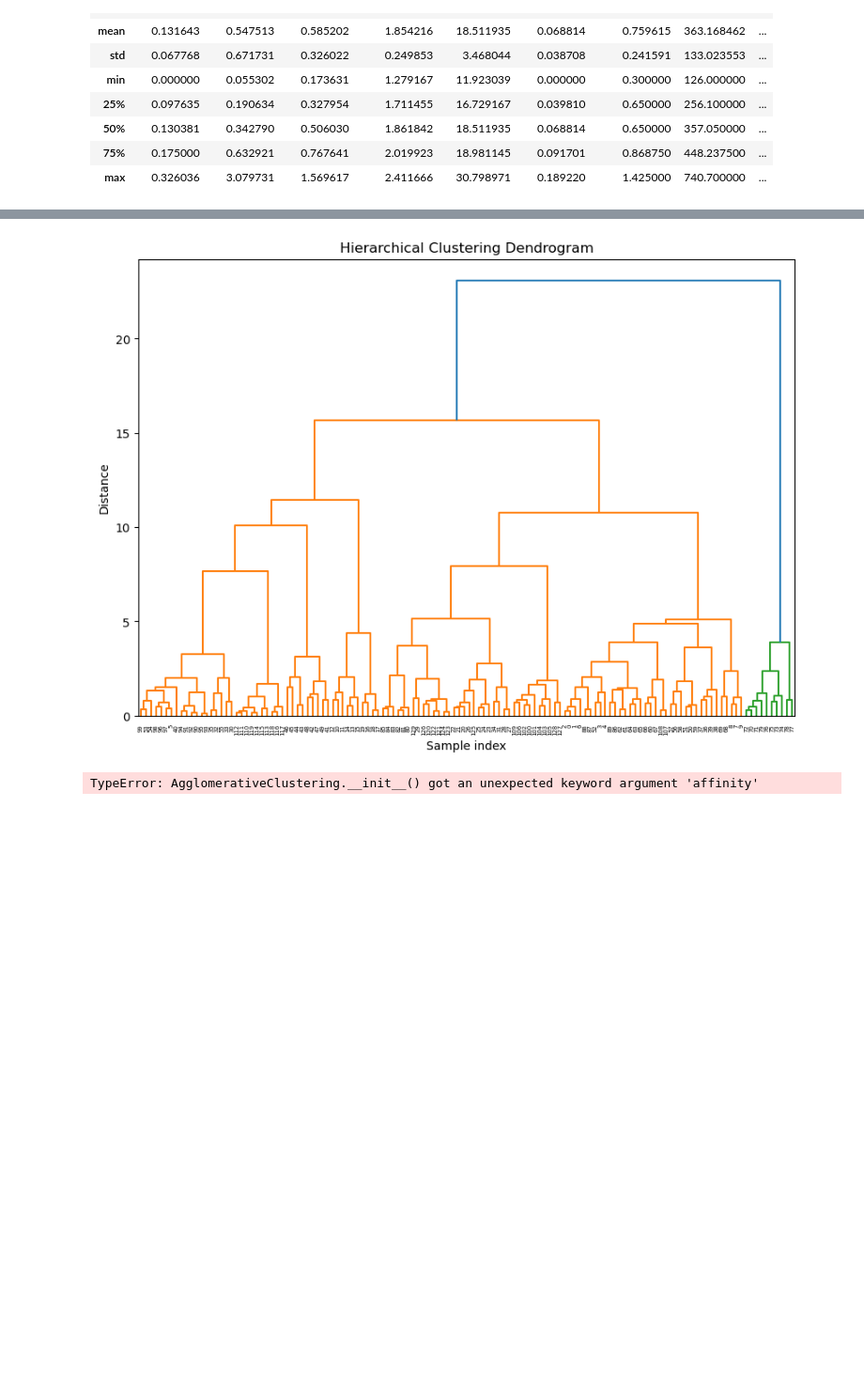
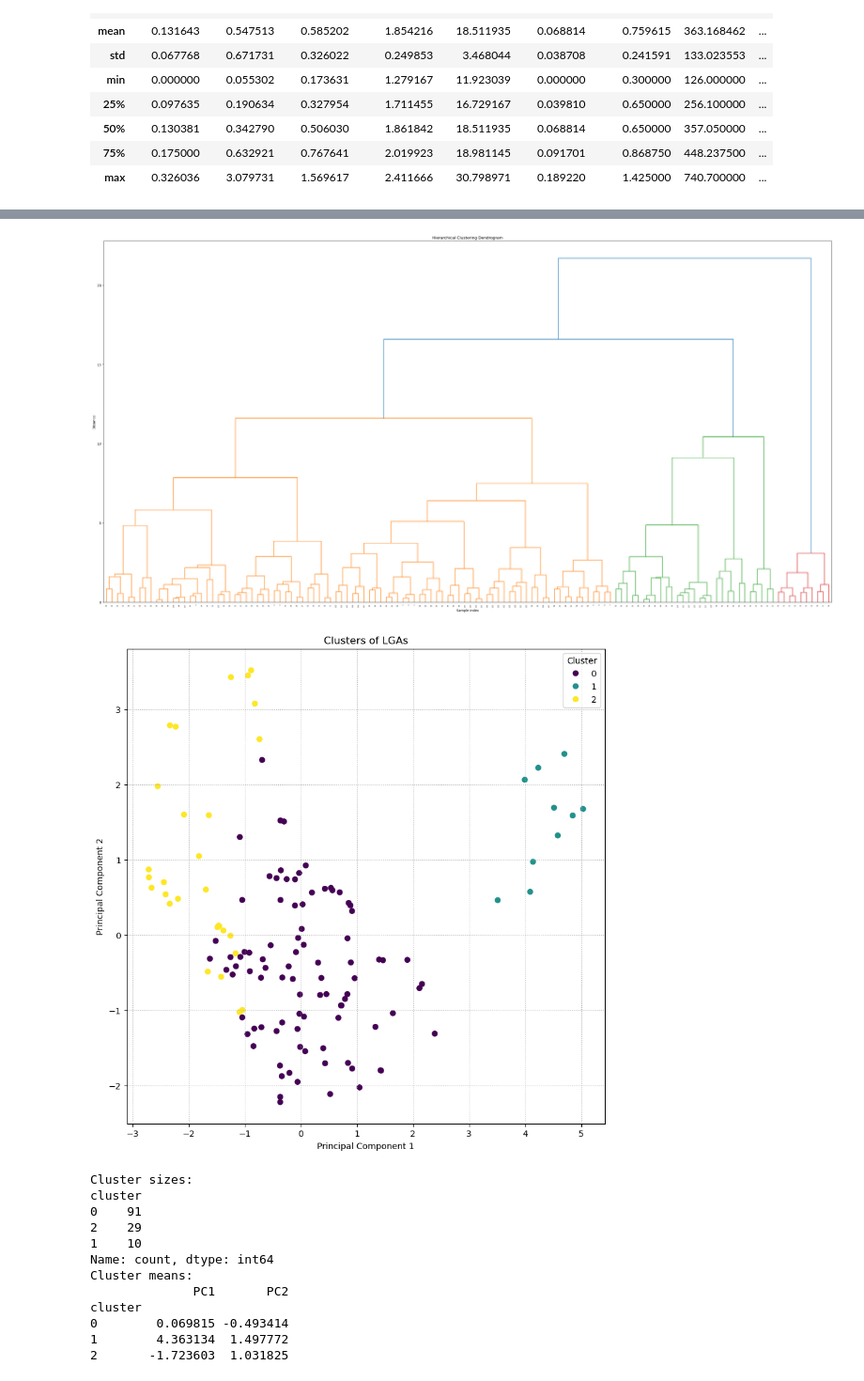
Before and after one commit to SethKalantzis-103992935/COS30049-Computing-Technology-Innovation-Project, a Jupyter notebook: v2/analysis/clustering-hierarchial.ipynb, the cells around one changed output, grey strips where cells are left out. Shown: that part at 94% size. Cells and saved outputs as stored; diff of their text form; code cells hidden in the pictures; blank space fills up the shorter version.

Commit message:
Work on clustering analysis

```diff
--- a/v2/analysis/clustering-hierarchial.ipynb
+++ b/v2/analysis/clustering-hierarchial.ipynb
@@ -56,8 +56,7 @@ Number of pollutant features: 6
 | max | 0.326036 | 3.079731 | 1.569617 | 2.411666 | 30.798971 | 0.189220 | 1.425000 | 740.700000 | ... |
 # %%
 # Extract features and scale them
-df = df.drop(columns=['financial year', 'lhd'])
-features = df.iloc[:, :n_pollutants]
+features = df.iloc[:, 3:3 + n_pollutants]
 scaler = StandardScaler()
 scaled_features = scaler.fit_transform(features)
 # %%
@@ -108,18 +107,53 @@ Silhouette score: 0.3479438391078175
 # %%
 # Compute the linkage matrix
 linked = linkage(scaled_features, method='ward')
 
 # Create a dendrogram
-plt.figure(figsize=(10, 7))
+plt.figure(figsize=(40, 20))
 dendrogram(linked, orientation='top', distance_sort='descending', show_leaf_counts=True)
 plt.title('Hierarchical Clustering Dendrogram')
 plt.xlabel('Sample index')
 plt.ylabel('Distance')
 plt.show()
 
 # Apply Agglomerative Clustering to form actual clusters
-model = AgglomerativeClustering(n_clusters=3, affinity='euclidean', linkage='ward')
-labels = model.fit_predict(data_scaled)
+model = AgglomerativeClustering(n_clusters=3, linkage='ward')
+labels = model.fit_predict(scaled_features)
+
+# Apply PCA to reduce the dimensionality of the data
+pca = PCA(n_components=2)
+principal_components = pca.fit_transform(scaled_features)
+principal_df = pd.DataFrame(data=principal_components, columns=['PC1', 'PC2'])
+final_df = pd.concat([principal_df, df[['lhd']]], axis=1)
+final_df['cluster'] = labels
+
+# Plot the clusters
+plt.figure(figsize=(10, 10))
+scatter = plt.scatter(final_df['PC1'], final_df['PC2'], c=final_df['cluster'], cmap='viridis')
+plt.title('Clusters of LGAs')
+plt.xlabel('Principal Component 1')
+plt.ylabel('Principal Component 2')
+plt.legend(*scatter.legend_elements(), title='Cluster')
+plt.grid(True, linestyle=':')
+plt.show()
+
+# Show the final results
+print('Cluster sizes:')
+print(final_df['cluster'].value_counts())
+print('Cluster means:')
+print(final_df.groupby('cluster').mean(numeric_only=True))
 # %% [output]
-[figure, old version]
+[figure, new version]
+[figure, added]
-TypeError: AgglomerativeClustering.__init__() got an unexpected keyword argument 'affinity'
+Cluster sizes:
+cluster
+0    91
+2    29
+1    10
+Name: count, dtype: int64
+Cluster means:
+              PC1       PC2
+cluster
+0        0.069815 -0.493414
+1        4.363134  1.497772
+2       -1.723603  1.031825
```
Also changed, not shown: parts of 1 cell of this notebook, 7 other files.
